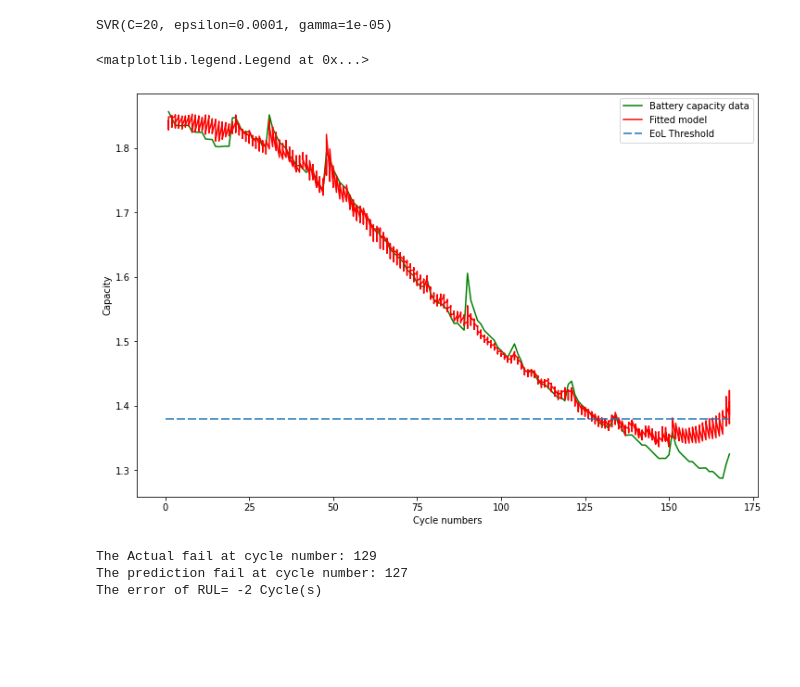
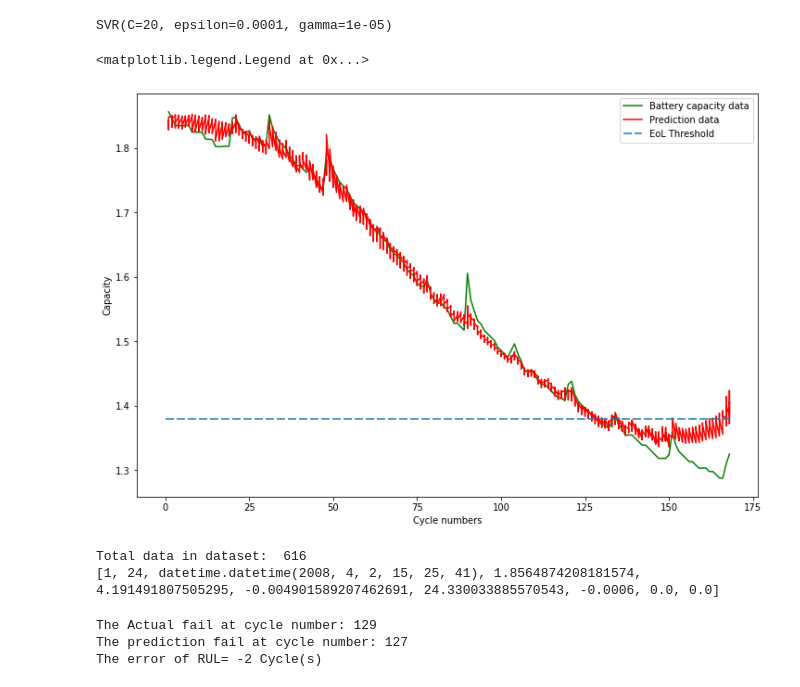
Before and after one commit to Yi-Chen-Lin2019/Predictive-maintenance-with-machine-learning, a Jupyter notebook: supervised_learning_RUL.ipynb, the cells around one changed output. Drawn from its saved outputs; the diff is of its cells as text; code cells hidden in the pictures; blank space fills up the shorter version.

Commit message:
rename legend in RUL

```diff
--- a/supervised_learning_RUL.ipynb
+++ b/supervised_learning_RUL.ipynb
@@ -308,15 +306,19 @@ y_pred = svr.predict(X_train.append(X_test))
 # %%
 fig, ax = plt.subplots(1, figsize=(12, 8))
 ax.plot(X_train.append(X_test)['cycle'], y_train.append(y_test), color='green', label='Battery capacity data')
-ax.plot(X_train.append(X_test)['cycle'], y_pred, color='red', label='Fitted model')
+ax.plot(X_train.append(X_test)['cycle'], y_pred, color='red', label='Prediction data')
 ax.plot([0.,168], [1.38, 1.38],dashes=[6, 2], label="EoL Threshold")
 ax.set(xlabel='Cycle numbers', ylabel='Capacity')
 ax.legend()
 # %% [output]
 <matplotlib.legend.Legend at 0x...>
-[figure, old version]
+[figure, new version]
 # %%
+dataset, _ = load_data('B0005')
 dataset['pre'] = y_pred
+# %% [output]
+Total data in dataset:  616
+[1, 24, datetime.datetime(2008, 4, 2, 15, 25, 41), 1.8564874208181574, 4.191491807505295, -0.004901589207462691, 24.330033885570543, -0.0006, 0.0, 0.0]
 # %%
 #ln = len(X_train)
 pred=0
```
Also changed, not shown: parts of 7 cells of this notebook, 2 other files.
